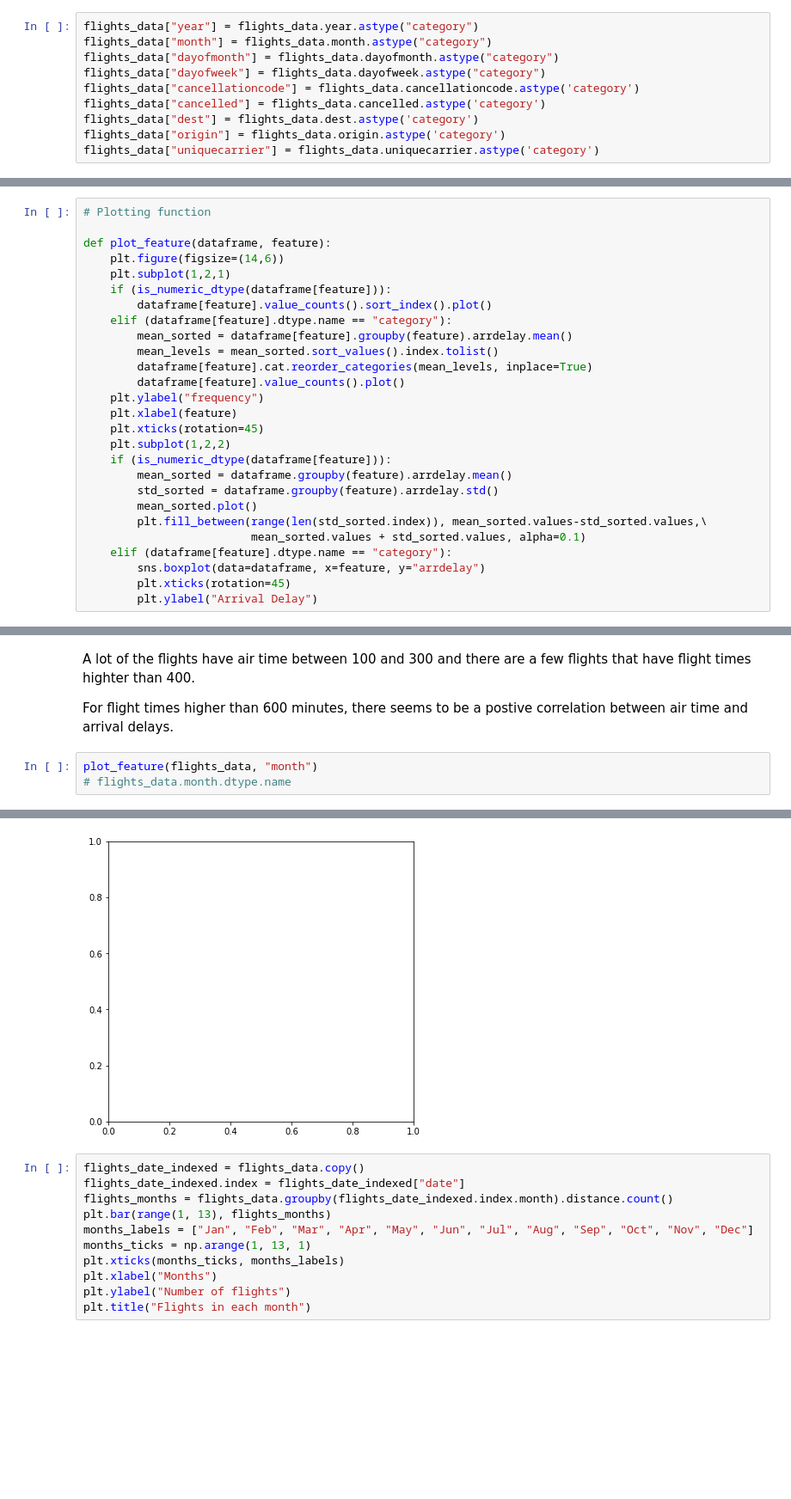
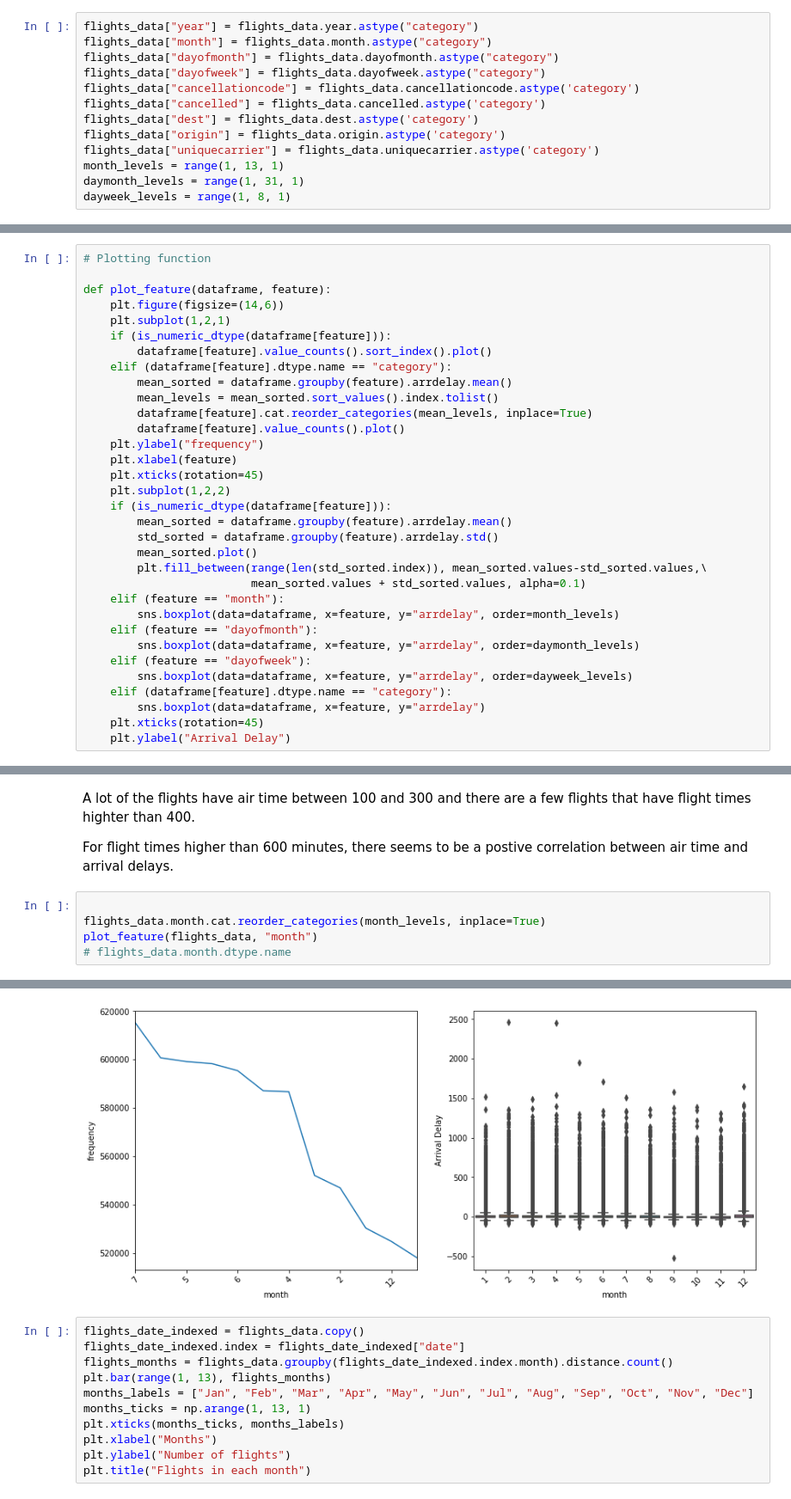
Before and after one commit to command7/exploratory_data_analysis, a Jupyter notebook: Analysis.ipynb, the cells around one changed output, grey strips where cells are left out. Shown at 86% size. Drawn from its saved outputs; the diff is of its cells as text; blank space fills up the shorter version.

Commit message:
Feat: Modify plotting function to treat months and days differently

```diff
--- a/Analysis.ipynb
+++ b/Analysis.ipynb
@@ -145,6 +145,9 @@ flights_data["cancelled"] = flights_data.cancelled.astype('category')
 flights_data["dest"] = flights_data.dest.astype('category')
 flights_data["origin"] = flights_data.origin.astype('category')
 flights_data["uniquecarrier"] = flights_data.uniquecarrier.astype('category')
+month_levels = range(1, 13, 1)
+daymonth_levels = range(1, 31, 1)
+dayweek_levels = range(1, 8, 1)
 # %% [markdown]
 ## Identify numerical and categorical variables
 # %%
@@ -330,7 +333,7 @@ def plot_feature(dataframe, feature):
     if (is_numeric_dtype(dataframe[feature])):
         dataframe[feature].value_counts().sort_index().plot()
     elif (dataframe[feature].dtype.name == "category"):
-        mean_sorted = dataframe[feature].groupby(feature).arrdelay.mean()
+        mean_sorted = dataframe.groupby(feature).arrdelay.mean()
         mean_levels = mean_sorted.sort_values().index.tolist()
         dataframe[feature].cat.reorder_categories(mean_levels, inplace=True)
         dataframe[feature].value_counts().plot()
@@ -344,10 +347,16 @@ def plot_feature(dataframe, feature):
         mean_sorted.plot()
         plt.fill_between(range(len(std_sorted.index)), mean_sorted.values-std_sorted.values,\
                          mean_sorted.values + std_sorted.values, alpha=0.1)
+    elif (feature == "month"):
+        sns.boxplot(data=dataframe, x=feature, y="arrdelay", order=month_levels)
+    elif (feature == "dayofmonth"):
+        sns.boxplot(data=dataframe, x=feature, y="arrdelay", order=daymonth_levels)
+    elif (feature == "dayofweek"):
+        sns.boxplot(data=dataframe, x=feature, y="arrdelay", order=dayweek_levels)
     elif (dataframe[feature].dtype.name == "category"):
         sns.boxplot(data=dataframe, x=feature, y="arrdelay")
-        plt.xticks(rotation=45)
-        plt.ylabel("Arrival Delay")
+    plt.xticks(rotation=45)
+    plt.ylabel("Arrival Delay")
 # %%
 plot_feature(flights_data, "airtime")
 # %% [output]
@@ -357,6 +366,8 @@ A lot of the flights have air time between 100 and 300 and there are a few fligh
 
 For flight times higher than 600 minutes, there seems to be a postive correlation between air time and arrival delays.
 # %%
+
+flights_data.month.cat.reorder_categories(month_levels, inplace=True)
 plot_feature(flights_data, "month")
 # flights_data.month.dtype.name
 # %% [output]
@@ -364,4 +374,4 @@ KeyError: 'month'
-[figure, old version]
+[figure, new version]
 # %%
 flights_date_indexed = flights_data.copy()
 flights_date_indexed.index = flights_date_indexed["date"]
```
Also changed, not shown: parts of 1 cell of this notebook.
